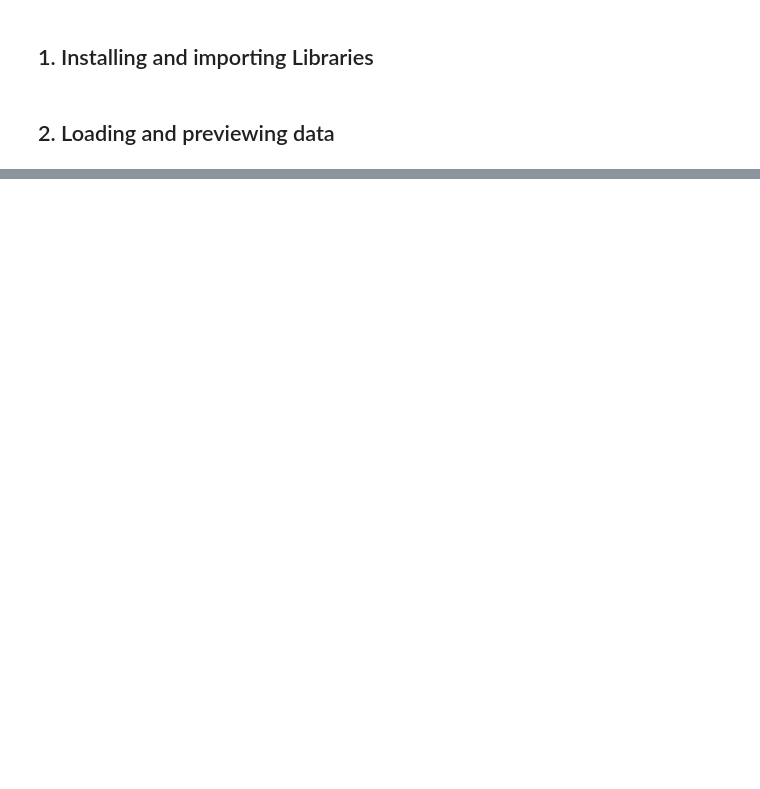
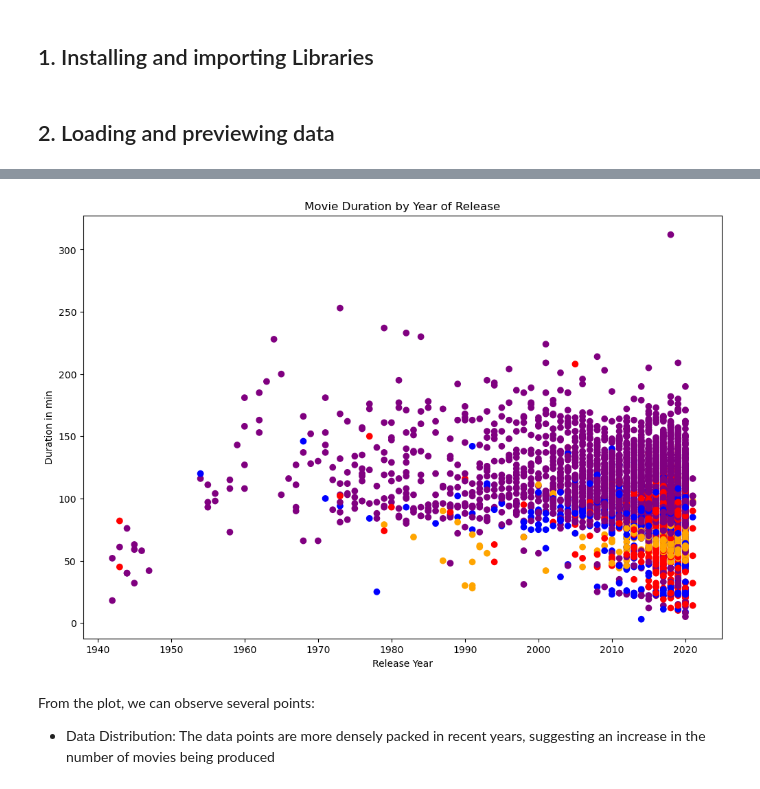
Before and after one commit to Mitch69/Investigating-Netflix-Movies, a Jupyter notebook: Investigating Netflix Movies.ipynb, the cells around one changed output, grey strips where cells are left out. Drawn from its saved outputs; the diff is of its cells as text; code cells hidden in the pictures; blank space fills up the shorter version.

```diff
--- a/Investigating Netflix Movies.ipynb
+++ b/Investigating Netflix Movies.ipynb
@@ -48,0 +92,3 @@ netflix_subset.head()
+# %%
+# Keep the relevant data
+netflix_movies = netflix_subset.loc[:, ["title", "country", "genre", "release_year", "duration"]]
@@ -48,0 +176,17 @@ netflix_subset.head()
+# %%
+# Iterate over the netflix_movies rows and assign a colour to the genres
+colours = []
+
+for label, row in netflix_movies.iterrows():
+    if row["genre"] == "Documentaries":
+        colours.append("red")
+    elif row["genre"] == "Children":
+        colours.append("blue")
+    elif row["genre"] == "Stand-Up":
+        colours.append("orange")
+    else:  # For the other genres
+        colours.append("purple")
+
+
+# Inspect the first 10 values in your list
+colours[:10]
@@ -48,0 +204,15 @@ netflix_subset.head()
+# %%
+# Create a scatter plot for movie duration by release year
+plt.figure(figsize=(12,8))
+plt.scatter(netflix_movies.release_year, netflix_movies.duration, c=colours)
+
+# Set the title and labels
+plt.title("Movie Duration by Year of Release")
+plt.xlabel("Release Year")
+plt.ylabel("Duration in min")
+plt.show()
+# %% [output]
+[figure, added]
+# %% [markdown]
+From the plot, we can observe several points:
+- Data Distribution: The data points are more densely packed in recent years, suggesting an increase in the number of movies being produced
```
Also changed, not shown: parts of 16 cells of this notebook.
